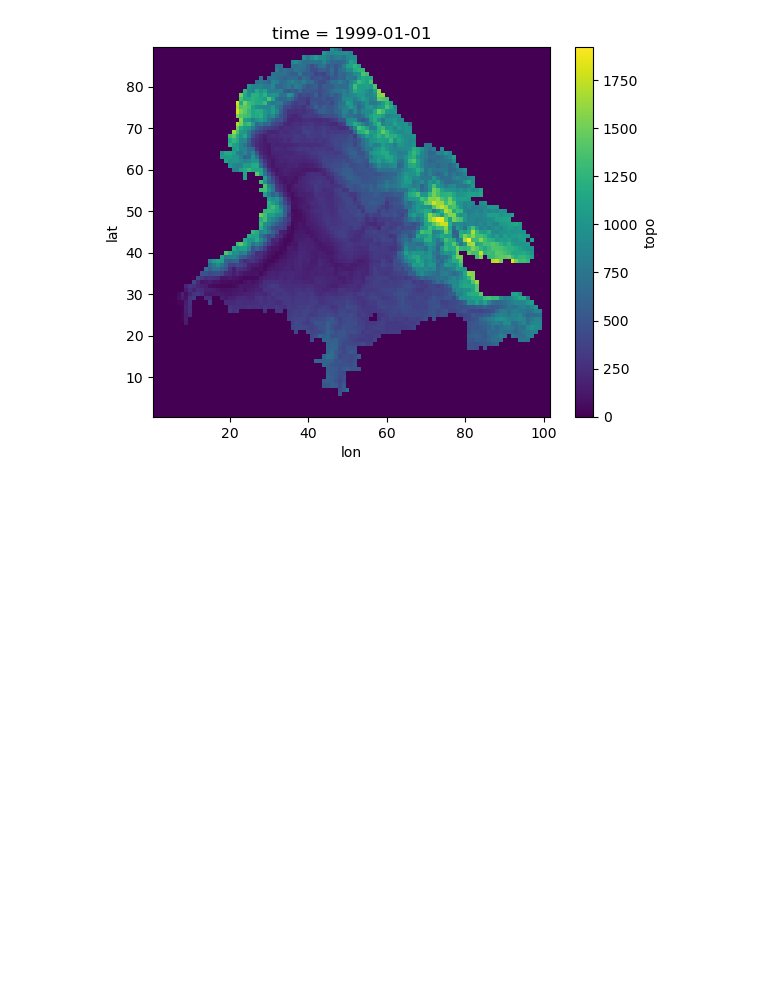
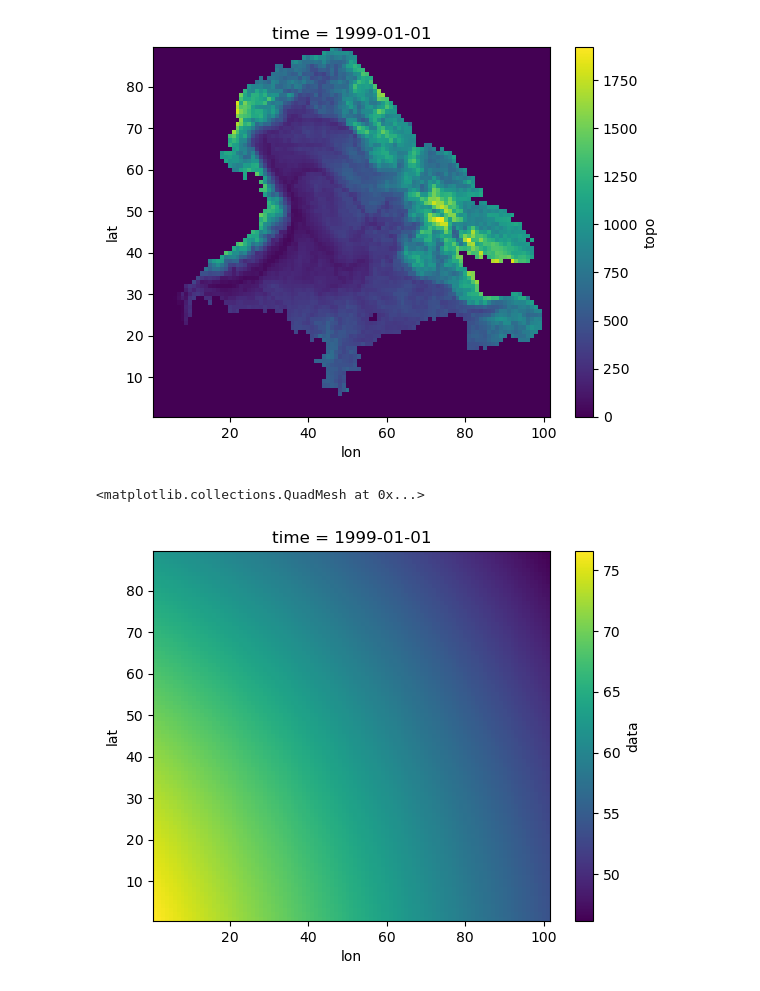
Before and after one commit to wk1984/Parallel-SnowModel-1.0, a Jupyter notebook: Arctic_Drainage/veg_topo/prepare_topo_vege.ipynb, the cells around one changed output. Drawn from its saved outputs; the diff is of its cells as text; code cells hidden in the pictures; blank space fills up the shorter version.

```diff
--- a/Arctic_Drainage/veg_topo/prepare_topo_vege.ipynb
+++ b/Arctic_Drainage/veg_topo/prepare_topo_vege.ipynb
@@ -180,3 +202,10 @@ tz0.topo.plot()
 # %% [output]
 <matplotlib.collections.QuadMesh at 0x...>
 [figure]
+# %%
+tz1 = open_CtlDataset('../extra_met/grid_lat.ctl')
+
+tz1.data.plot()
+# %% [output]
+<matplotlib.collections.QuadMesh at 0x...>
+[figure, added]
```
Also changed, not shown: parts of 4 cells of this notebook.
